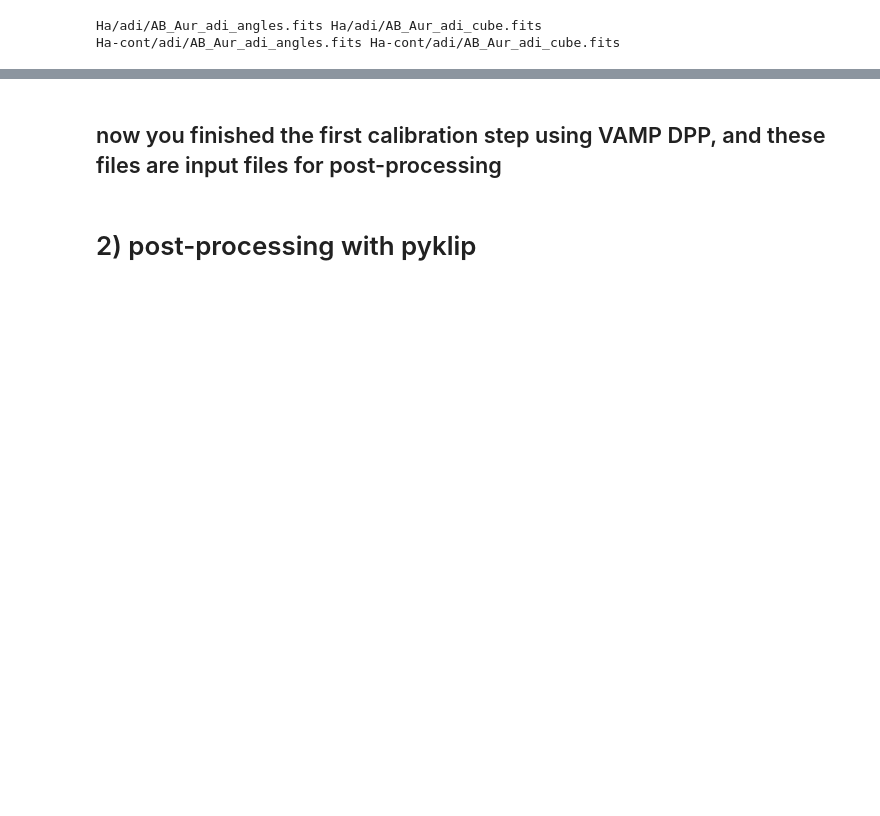
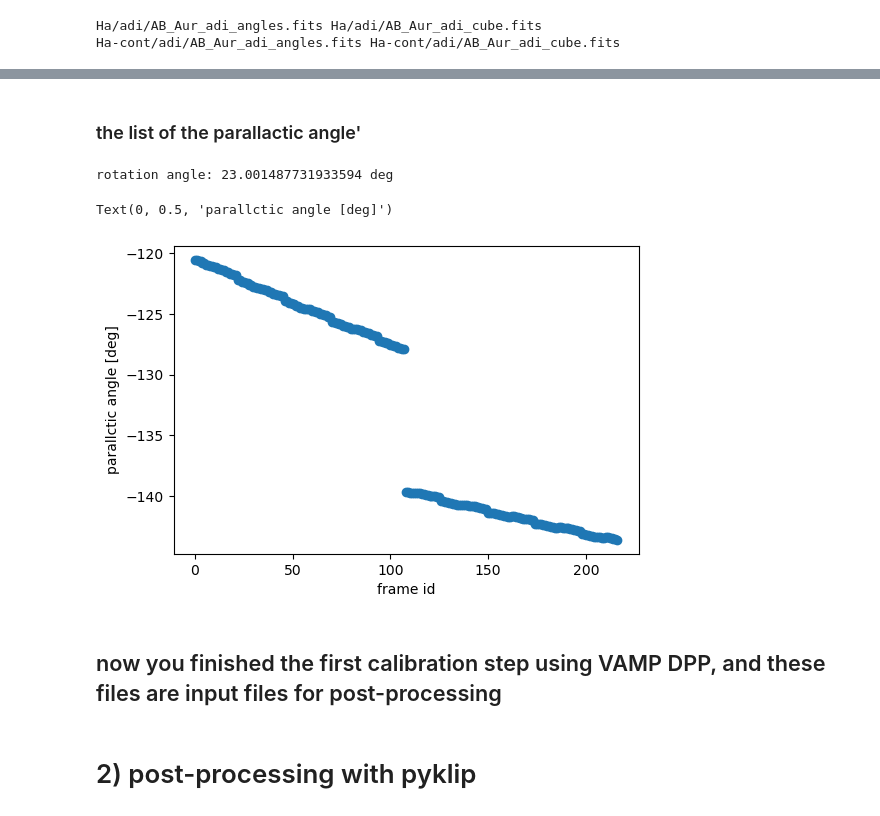
Before and after one commit to taichiuyama/VAMPIRES_Ha_tutorial, a Jupyter notebook: tutorial_VAMP-ADI+SDI.ipynb, the cells around one changed output, grey strips where cells are left out. Drawn from its saved outputs; the diff is of its cells as text; code cells hidden in the pictures; blank space fills up the shorter version.

```diff
--- a/tutorial_VAMP-ADI+SDI.ipynb
+++ b/tutorial_VAMP-ADI+SDI.ipynb
@@ -206,3 +225,17 @@ Ha-cont/adi/AB_Aur_adi_angles.fits Ha-cont/adi/AB_Aur_adi_cube.fits
+# %% [markdown]
+### the list of the parallactic angle'
+# %%
+anglist = fits.getdata('Ha/adi/AB_Aur_adi_angles.fits')
+print(f'rotation angle: {abs(anglist[-1]-anglist[0])} deg')
+
+plt.figure(figsize=(6,4))
+plt.scatter(range(len(anglist)),anglist)
+plt.xlabel('frame id')
+plt.ylabel('parallctic angle [deg]')
+# %% [output]
+rotation angle: 23.001487731933594 deg
+Text(0, 0.5, 'parallctic angle [deg]')
+[figure, added]
 # %% [markdown]
 ## now you finished the first calibration step using VAMP DPP, and these files are input files for post-processing
 # %% [markdown]
```
Also changed, not shown: parts of 10 cells of this notebook, 4 other files.
